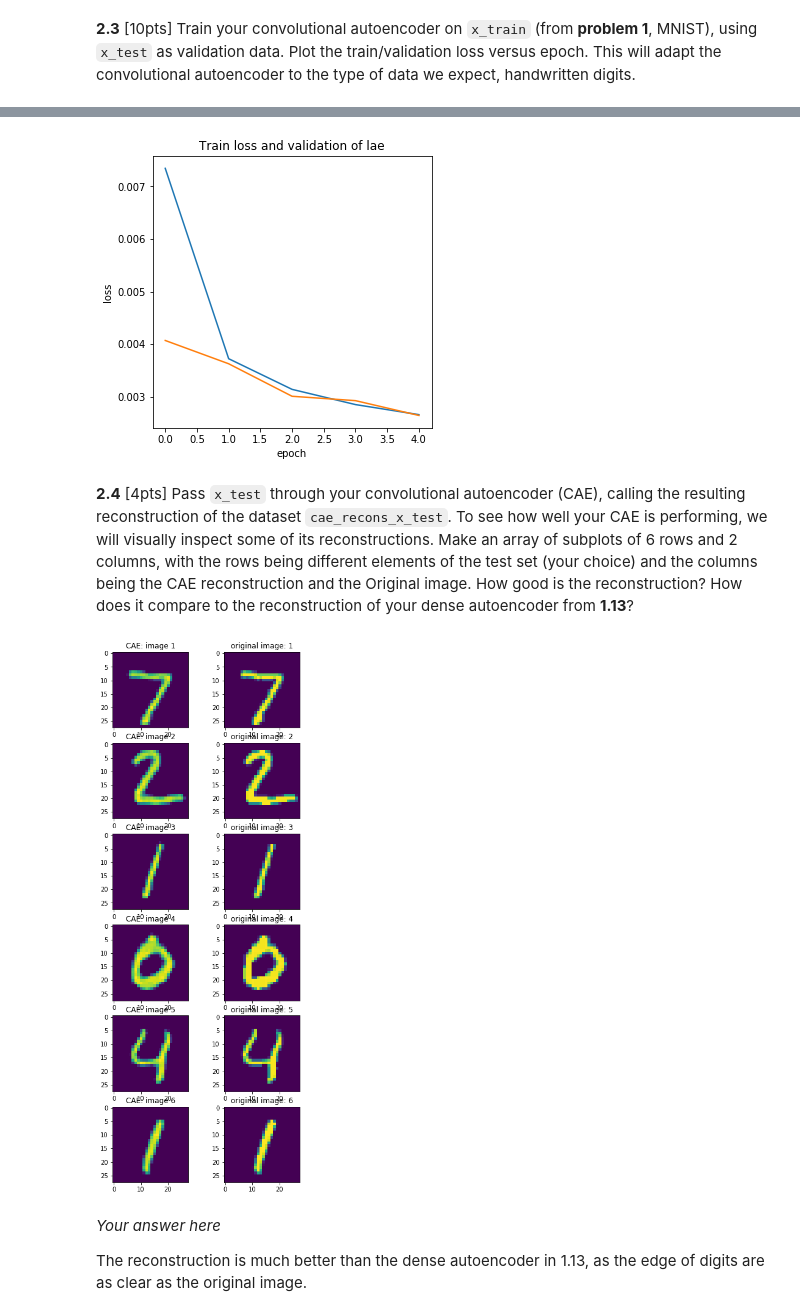
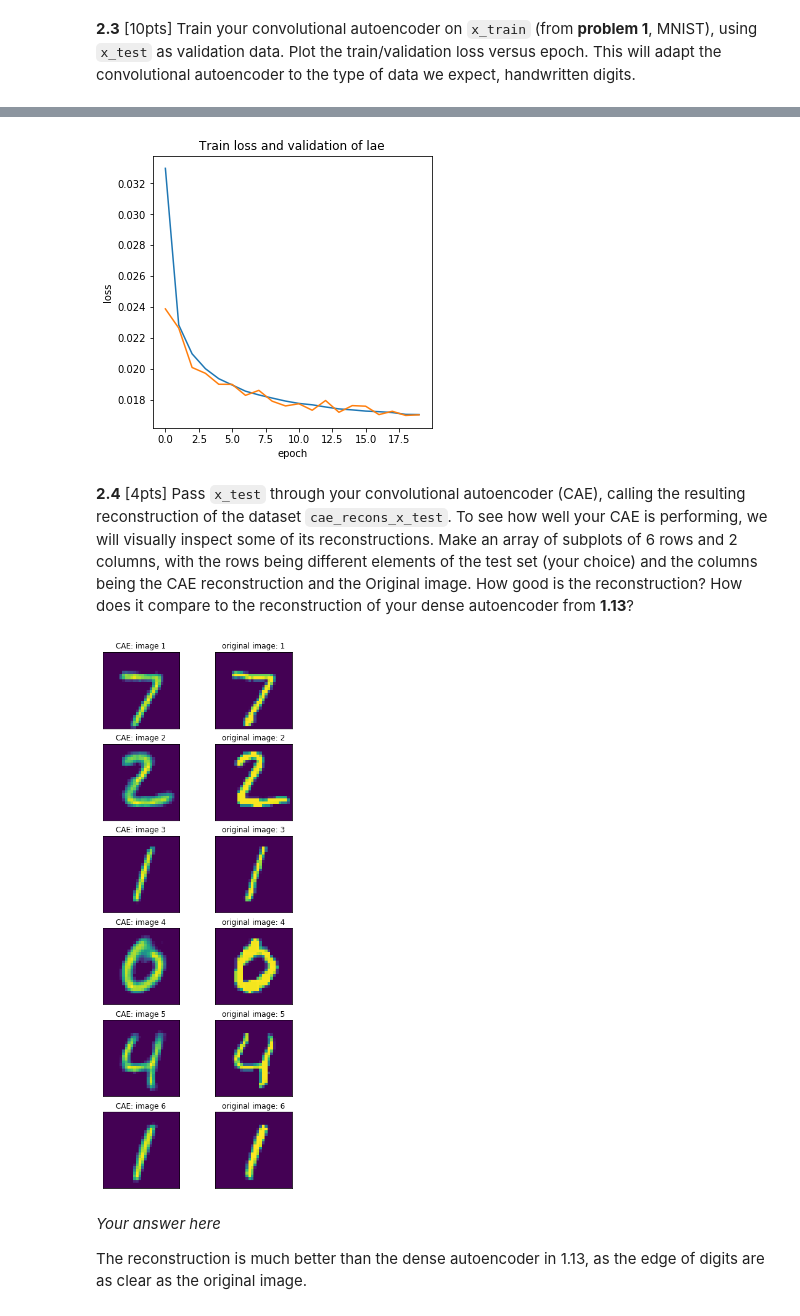
Before and after one commit to Ruby122/2020-CS109B, a Jupyter notebook: content/homeworks/hw05/cs109b-hw5-students.ipynb, the cells around one changed output, grey strips where cells are left out. Saved outputs shown, nothing was run; the diff lists cells and outputs as text; code cells hidden in the pictures.

```diff
--- a/content/homeworks/hw05/cs109b-hw5-students.ipynb
+++ b/content/homeworks/hw05/cs109b-hw5-students.ipynb
@@ -118,8 +118,8 @@ plt.show()
 x_train_flatten= x_train.reshape((x_train.shape[0], -1))
 x_test_flatten= x_test.reshape((x_test.shape[0], -1))
 # perform pca
-pca = PCA(n_components=2)
-pca_latent_train = pca.fit_transform(x_train_flatten)
+pca = PCA(n_components=2).fit(x_train_flatten)
+pca_latent_train = pca.transform(x_train_flatten)
 # %% [markdown]
 **1.4** [2pts] Make a scatterplot of `pca_latent_train` with the point color designated by the corresponding class labels. Pick a reasonable color palette with enough of a contrast to clearly distinguish classes.
 # %%
@@ -373,16 +373,19 @@ The reconstruction error will not change if we added more dense layers with only
 # your code here
 # encoder and decoder
 input_layer = Input(shape=(input_dim,), name = 'input_layer1')
-encoding_dim1 = 64
-encoding_dim2 = 4
+encoding_dim1 = 256
+encoding_dim2 = 64
+encoding_dim3 = 2
 encoded = Dense(encoding_dim1, activation='relu', use_bias=True, name = 'dense1')(input_layer)
 encoded = Dense(encoding_dim2, activation='relu', use_bias=True, name = 'latent_layer2')(encoded)
+encoded = Dense(encoding_dim3, activation='relu', use_bias=True, name = 'latent_layer3')(encoded)
 encoder = Model(input_layer, encoded, name='encoder' )
 encoder.summary()
 
-latent_input = Input(shape=(encoding_dim2,), name = 'latent_input1')
-decoded = Dense(encoding_dim1, activation='relu', use_bias=True, name = 'dense3')(latent_input)
-decoded = Dense(input_dim, activation='relu', use_bias=True, name = 'output_layer4')(decoded)
+latent_input = Input(shape=(encoding_dim3,), name = 'latent_input1')
+decoded = Dense(encoding_dim2, activation='relu', use_bias=True, name = 'dense4')(latent_input)
+decoded = Dense(encoding_dim1, activation='relu', use_bias=True, name = 'output_layer5')(decoded)
+decoded = Dense(input_dim, activation='relu', use_bias=True, name = 'output_layer6')(decoded)
 decoder = Model(latent_input, decoded, name='decoder')
 print('\n')
 decoder.summary()
@@ -625,9 +628,17 @@ cae.add(Conv2D(64, (3, 3), activation='relu', padding='same', input_shape=input_
 cae.add(MaxPooling2D((2, 2), padding='same'))
 cae.add(Conv2D(32, (3, 3), activation='relu', padding='same'))
 cae.add(MaxPooling2D((2, 2), padding='same'))
-cae.add(Conv2D(4, (3, 3), activation='relu', padding='same'))
+cae.add(Conv2D(16, (3, 3), activation='relu', padding='same'))
+cae.add(MaxPooling2D((2, 2), padding='same'))
+cae.add(Flatten())
+cae.add(Dense(128, activation = 'relu'))
+cae.add(Dense(64, activation = 'relu'))
+cae.add(Reshape((4,4,4)))
+cae.add(Conv2D(16, (3, 3), activation='relu', padding='same'))
 cae.add(UpSampling2D((2, 2)))
 cae.add(Conv2D(32, (3, 3), activation='relu', padding='same'))
+cae.add(UpSampling2D((2, 2)))
+cae.add(Conv2D(64, (3, 3), activation='relu'))
 cae.add(UpSampling2D((2, 2)))
 cae.add(Conv2D(1, (3, 3), activation='relu', padding='same'))
 
@@ -655,10 +666,10 @@ _________________________________________________________________
 # %%
 # your code here
 # compile
-optimizer = Adam(lr=0.002)
+optimizer = Adam(lr=0.0025)
 cae.compile(optimizer=optimizer, loss='mse')
 # train
-epochs, batch_size = 5, 64
+epochs, batch_size = 20, 64
 x_train = x_train.reshape((x_train.shape[0], x_train.shape[1], x_train.shape[2], 1))
 x_test = x_test.reshape((x_test.shape[0], x_test.shape[1], x_test.shape[2], 1))
 
@@ -691,7 +711,7 @@ plt.xlabel('epoch')
 plt.ylabel('loss')
 plt.show()
 # %% [output]
-[figure, old version]
+[figure, new version]
 # %% [markdown]
 **2.4** [4pts] Pass `x_test` through your convolutional autoencoder (CAE), calling the resulting reconstruction of the dataset `cae_recons_x_test`. To see how well your CAE is performing, we will visually inspect some of its reconstructions. Make an array of subplots of 6 rows and 2 columns, with the rows being different elements of the test set (your choice) and the columns being the CAE reconstruction and the Original image. How good is the reconstruction? How does it compare to the reconstruction of your dense autoencoder from **1.13**?
 # %%
@@ -700,13 +720,17 @@ cae_recons_x_test = cae.predict(x_test)
 # %%
 # your code here
 fig, ax = plt.subplots(6,2, figsize = (6, 16))
 for i in range(6):
     ax[i, 1].imshow(x_test[i,:,:,:].reshape(28,28))
     ax[i, 1].set_title('original image: {}'.format(i + 1))
+    ax[i, 1].set_xticks([], [])
+    ax[i, 1].set_yticks([], [])
     ax[i, 0].imshow(cae_recons_x_test[i, :, :, :].reshape((28,28)))
     ax[i, 0].set_title('CAE: image {}'.format(i + 1))
+    ax[i, 0].set_xticks([], [])
+    ax[i, 0].set_yticks([], [])
 # %% [output]
-[figure, old version]
+[figure, new version]
 # %% [markdown]
 *Your answer here*
 
```
Also changed, not shown: parts of 18 cells of this notebook, 4 other files.
